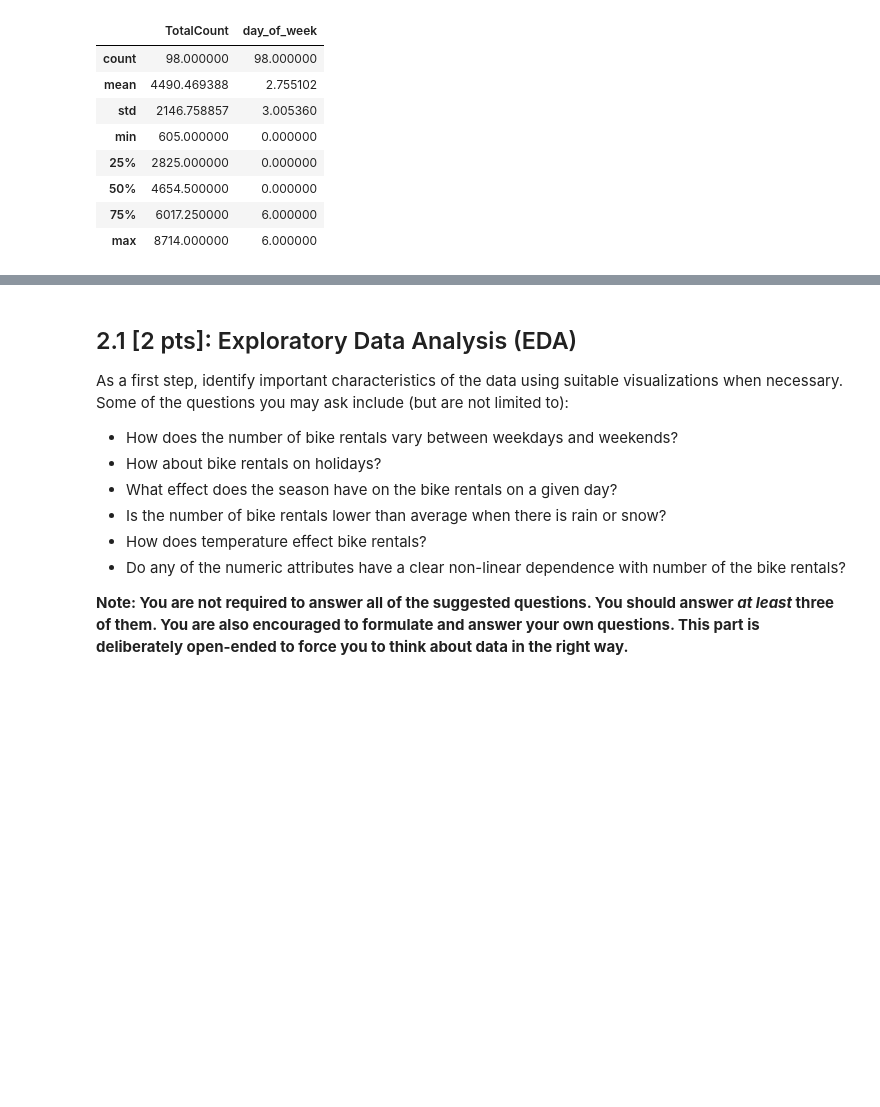
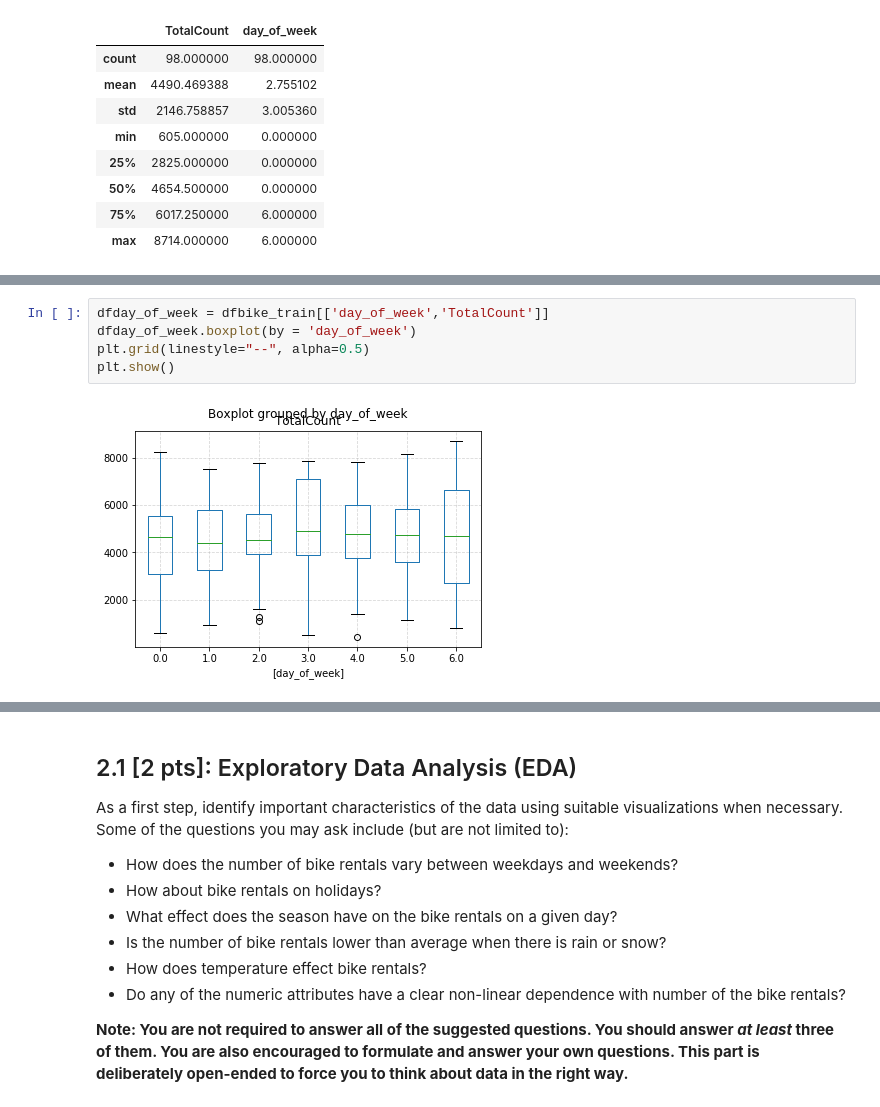
Before and after one commit to zhangxy328/2019Summer, a Jupyter notebook: Homework/HW1/hw1_Alfie_working.ipynb, the cells around one changed output, grey strips where cells are left out. Saved outputs shown, nothing was run; the diff lists cells and outputs as text; blank space fills up the shorter version.

```diff
--- a/Homework/HW1/hw1_Alfie_working.ipynb
+++ b/Homework/HW1/hw1_Alfie_working.ipynb
@@ -266,0 +283,7 @@ dfweekend.describe()
+# %%
+dfday_of_week = dfbike_train[['day_of_week','TotalCount']]
+dfday_of_week.boxplot(by = 'day_of_week')
+plt.grid(linestyle="--", alpha=0.5)
+plt.show()
+# %% [output]
+[figure, added]
```
Also changed, not shown: parts of 29 cells of this notebook.
